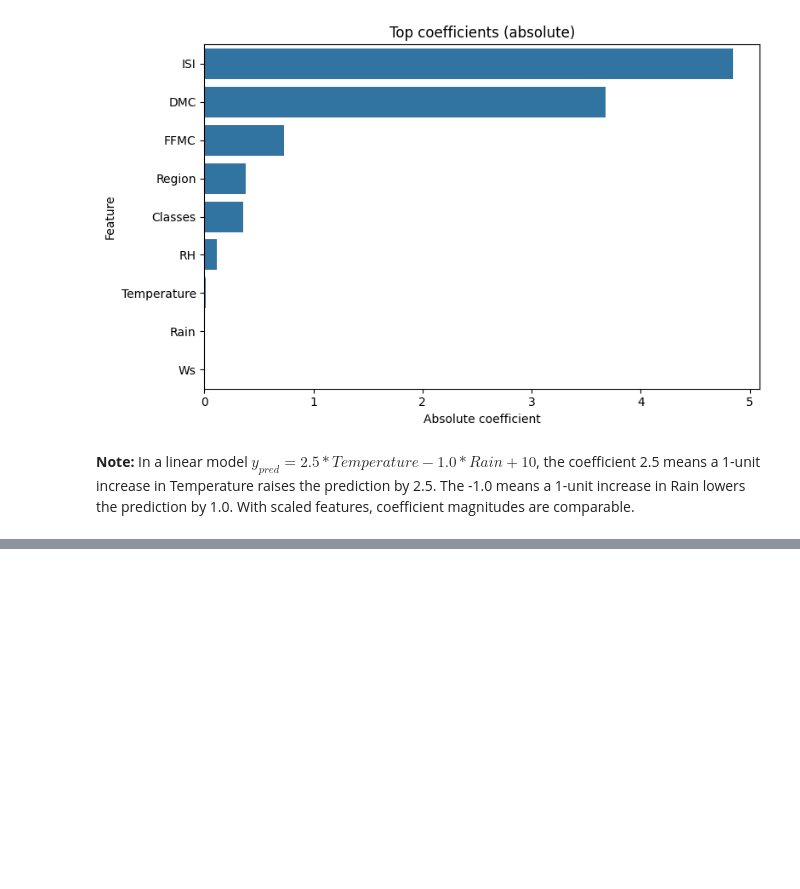
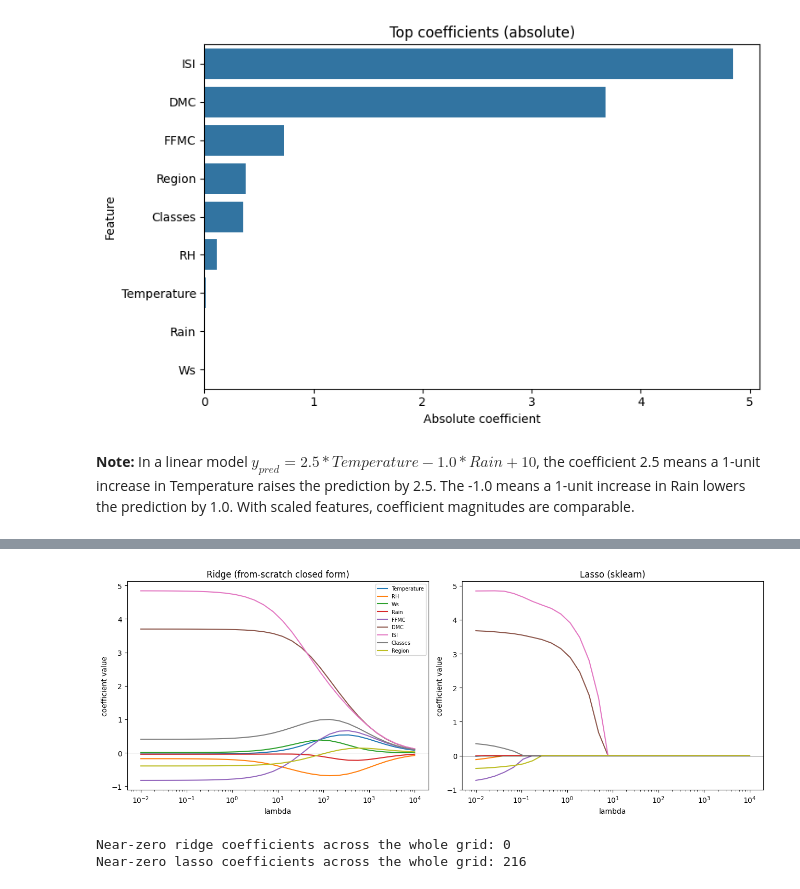
Before and after one commit to yash27007/python-bootcamp, a Jupyter notebook: 05-machine-learning/04-regularization/model-training.ipynb, the cells around one changed output, grey strips where cells are left out. Drawn from its saved outputs; the diff is of its cells as text; code cells hidden in the pictures; blank space fills up the shorter version.

```diff
--- a/05-machine-learning/04-regularization/model-training.ipynb
+++ b/05-machine-learning/04-regularization/model-training.ipynb
@@ -456,0 +465,11 @@ plt.tight_layout()
+# %%
+def ridge_closed_form(X, y, lam):
+    """Closed-form ridge: theta = (X^T X + lambda * I)^-1 X^T y."""
+    n_features = X.shape[1]
+    I = np.eye(n_features)
+    return np.linalg.inv(X.T @ X + lam * I) @ X.T @ y
+
+theta_manual = ridge_closed_form(X_train_scaled, y_train.values, lam=1.0)
+print("From-scratch ridge coefficients (alpha=1.0):", theta_manual)
+print("sklearn Ridge(alpha=1.0) coefficients:      ", ridge.coef_)
+print("Match within tolerance:", np.allclose(theta_manual, ridge.coef_, atol=1e-2))
@@ -456,0 +492,38 @@ plt.tight_layout()
+# %%
+lambdas = np.logspace(-2, 4, 30)
+
+ridge_paths = np.array([
+    ridge_closed_form(X_train_scaled, y_train.values, lam) for lam in lambdas
+])
+
+from sklearn.linear_model import Lasso as _Lasso
+lasso_paths = []
+for lam in lambdas:
+    m = _Lasso(alpha=lam, max_iter=20000)
+    m.fit(X_train_scaled, y_train)
+    lasso_paths.append(m.coef_)
+lasso_paths = np.array(lasso_paths)
+
+fig, axes = plt.subplots(1, 2, figsize=(13, 5))
+for i, col in enumerate(X_train.columns):
+    axes[0].plot(lambdas, ridge_paths[:, i], label=col)
+    axes[1].plot(lambdas, lasso_paths[:, i], label=col)
+
+for ax, title in zip(axes, ["Ridge (from-scratch closed form)", "Lasso (sklearn)"]):
+    ax.set_xscale("log")
+    ax.set_xlabel("lambda")
+    ax.set_ylabel("coefficient value")
+    ax.set_title(title)
+    ax.axhline(0, color="black", linewidth=0.5)
+axes[0].legend(fontsize=7)
+plt.tight_layout()
+plt.show()
+
+n_zero_ridge = int((np.abs(ridge_paths) < 1e-8).sum())
+n_zero_lasso = int((np.abs(lasso_paths) < 1e-8).sum())
+print("Near-zero ridge coefficients across the whole grid:", n_zero_ridge)
+print("Near-zero lasso coefficients across the whole grid:", n_zero_lasso)
+# %% [output]
+[figure, added]
+Near-zero ridge coefficients across the whole grid: 0
+Near-zero lasso coefficients across the whole grid: 216
```
Also changed, not shown: parts of 4 cells of this notebook, 5 other files.
